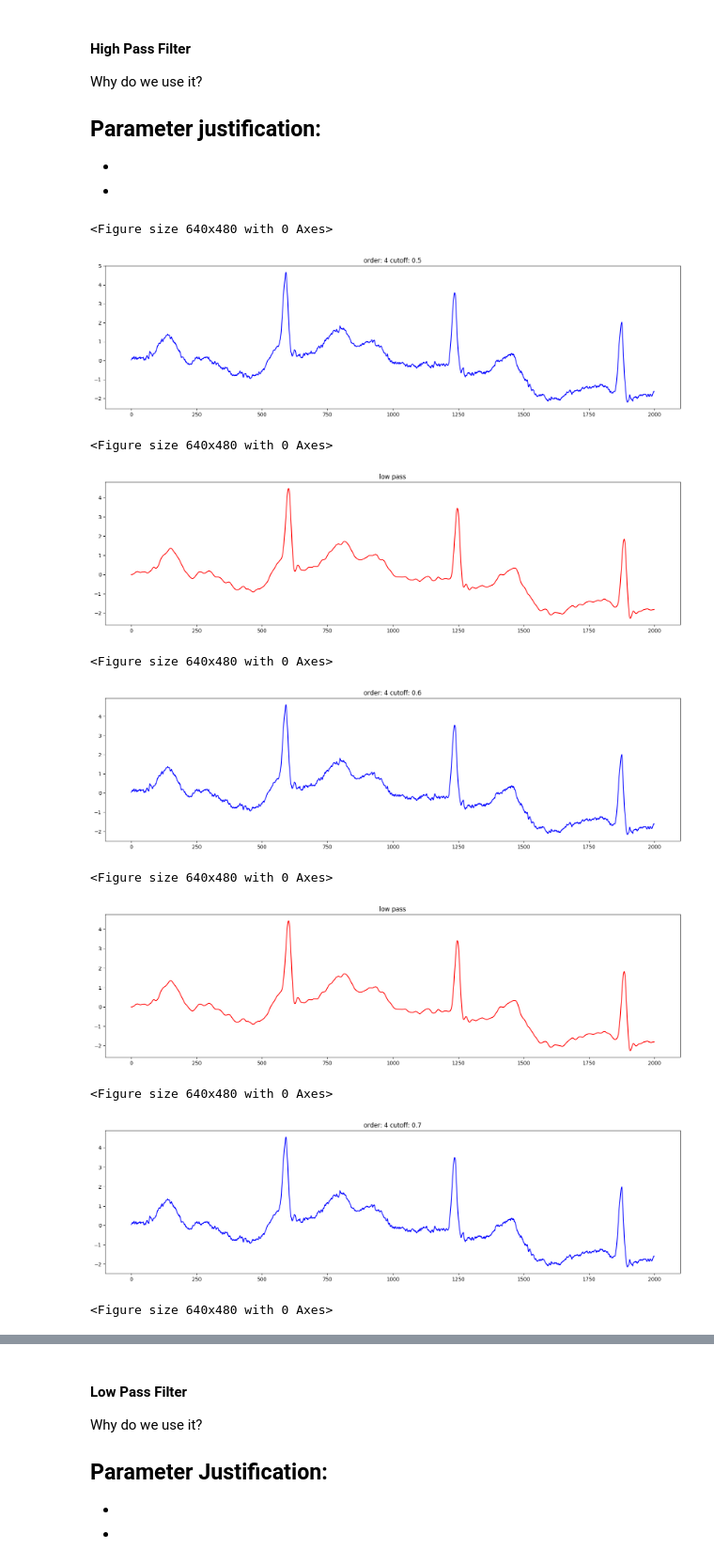
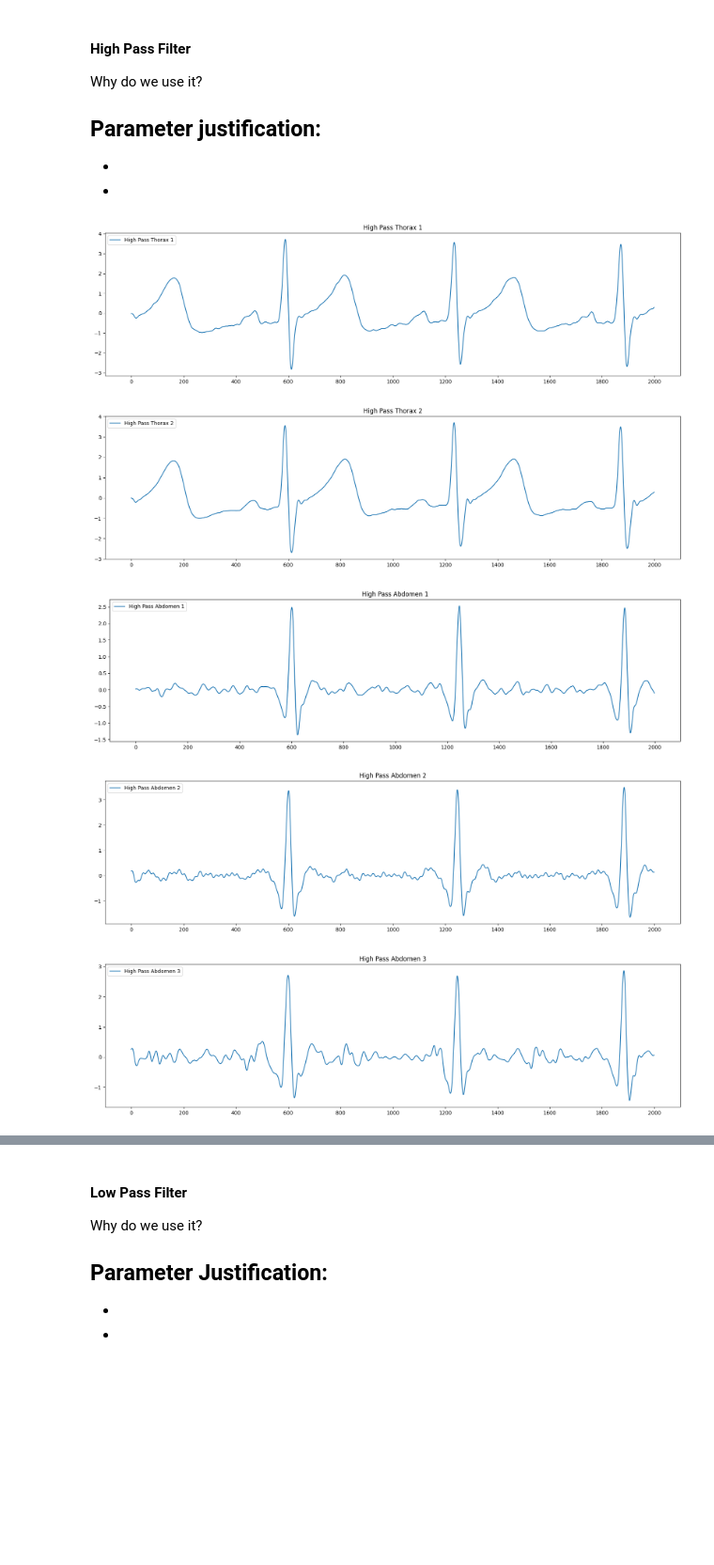
Before and after one commit to arasaniu/aml, a Jupyter notebook: src/main.ipynb, the cells around one changed output, grey strips where cells are left out. Shown at 94% size. Cells and saved outputs as stored; diff of their text form; code cells hidden in the pictures; blank space fills up the shorter version.

```diff
--- a/src/main.ipynb
+++ b/src/main.ipynb
@@ -68,36 +54,26 @@ Parameter justification:
   -
 # %%
 # High pass filter to remove baseline wander
-cutoff_baseline = 0.5
+cutoff_baseline_thorax = 0.5
+cutoff_baseline_abdomen = 8
 fs = 1000
 
-thorax1 = highpass_filter(thorax1, cutoff_baseline, fs)
-thorax2 = highpass_filter(thorax2, cutoff_baseline, fs)
-# abdomen1 = highpass_filter(abdomen1, cutoff_baseline, fs)
-abdomen2 = highpass_filter(abdomen2, cutoff_baseline, fs)
-abdomen3 = highpass_filter(abdomen3, cutoff_baseline, fs)
+thorax1 = highpass_filter(thorax1, cutoff_baseline_thorax, fs)
+thorax2 = highpass_filter(thorax2, cutoff_baseline_thorax, fs)
+abdomen1 = highpass_filter(abdomen1, cutoff_baseline_abdomen, fs)
+abdomen2 = highpass_filter(abdomen2, cutoff_baseline_abdomen, fs)
+abdomen3 = highpass_filter(abdomen3, cutoff_baseline_abdomen, fs)
 
 # TEMPORARY
-cutoff_baseline = [0.5, 0.6, 0.7, 0.8, 0.9, 1]
-for f in cutoff_baseline:
-    plot_signal(highpass_filter(abdomen1, f, fs, order=4)[:, -1], f"order: {4} cutoff: {f}")
-    plot_signal(lowpass_filter(highpass_filter(abdomen1, f, fs, order=4)[:, -1], 40, fs), f"low pass", color='red')
-
 # Plot signal with high pass filter applied
-# plot_signal(thorax1, "High Pass Thorax 1")
-# plot_signal(thorax2, "High Pass Thorax 2")
-# plot_signal(abdomen1, "High Pass Abdomen 1")
-# plot_signal(abdomen2, "High Pass Abdomen 2")
-# plot_signal(abdomen3, "High Pass Abdomen 3")
+plot_signal(thorax1, "High Pass Thorax 1")
+plot_signal(thorax2, "High Pass Thorax 2")
+plot_signal(abdomen1, "High Pass Abdomen 1")
+plot_signal(abdomen2, "High Pass Abdomen 2")
+plot_signal(abdomen3, "High Pass Abdomen 3")
 # %% [output]
-<Figure size 640x480 with 0 Axes>
-[figure, old version]
+[figure, new version]
-<Figure size 640x480 with 0 Axes>
-[figure, old version]
+[figure, new version]
-<Figure size 640x480 with 0 Axes>
-[figure, old version]
+[figure, new version]
-<Figure size 640x480 with 0 Axes>
-[figure, old version]
+[figure, new version]
-<Figure size 640x480 with 0 Axes>
-[figure, old version]
+[figure, new version]
-<Figure size 640x480 with 0 Axes>
```
Also changed, not shown: parts of 5 cells of this notebook, 3 other files.
